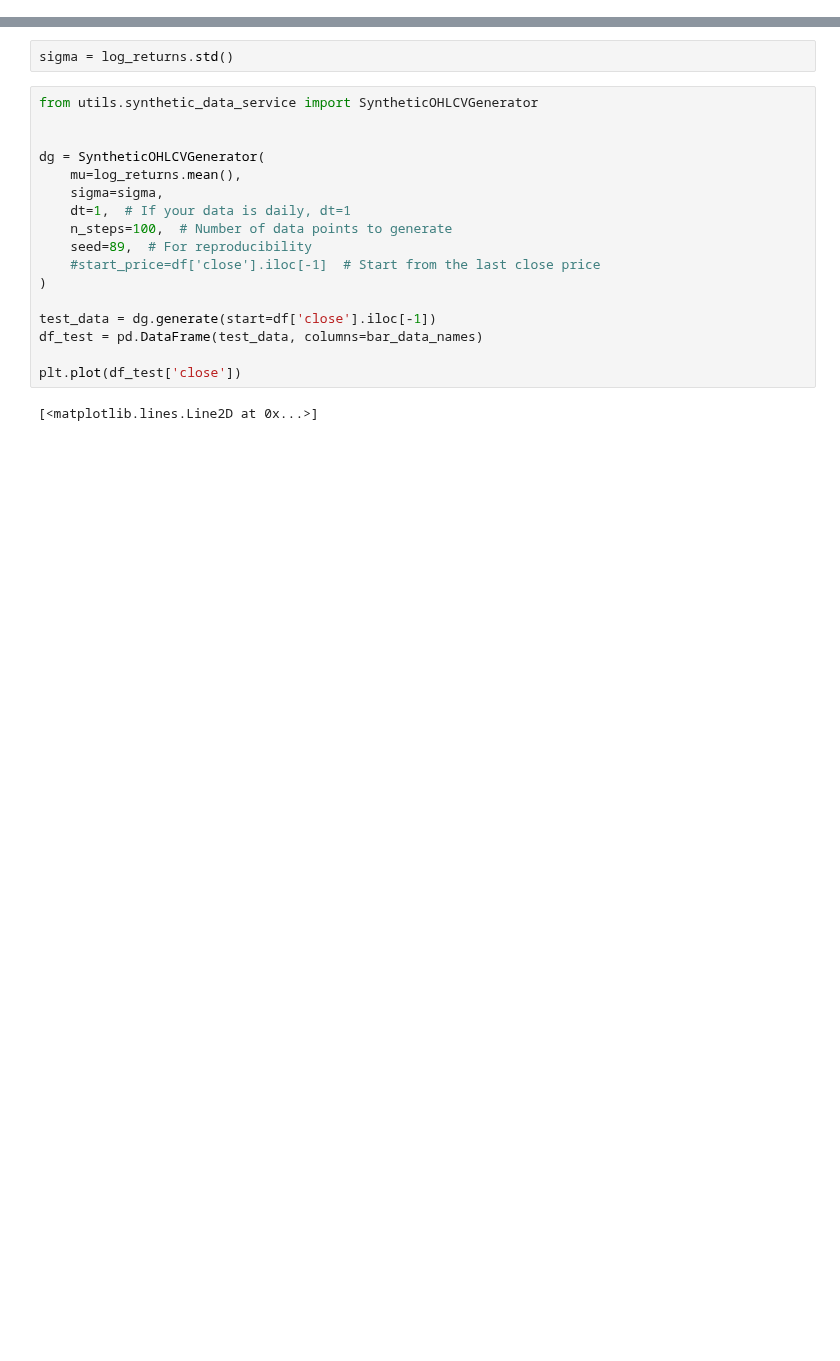
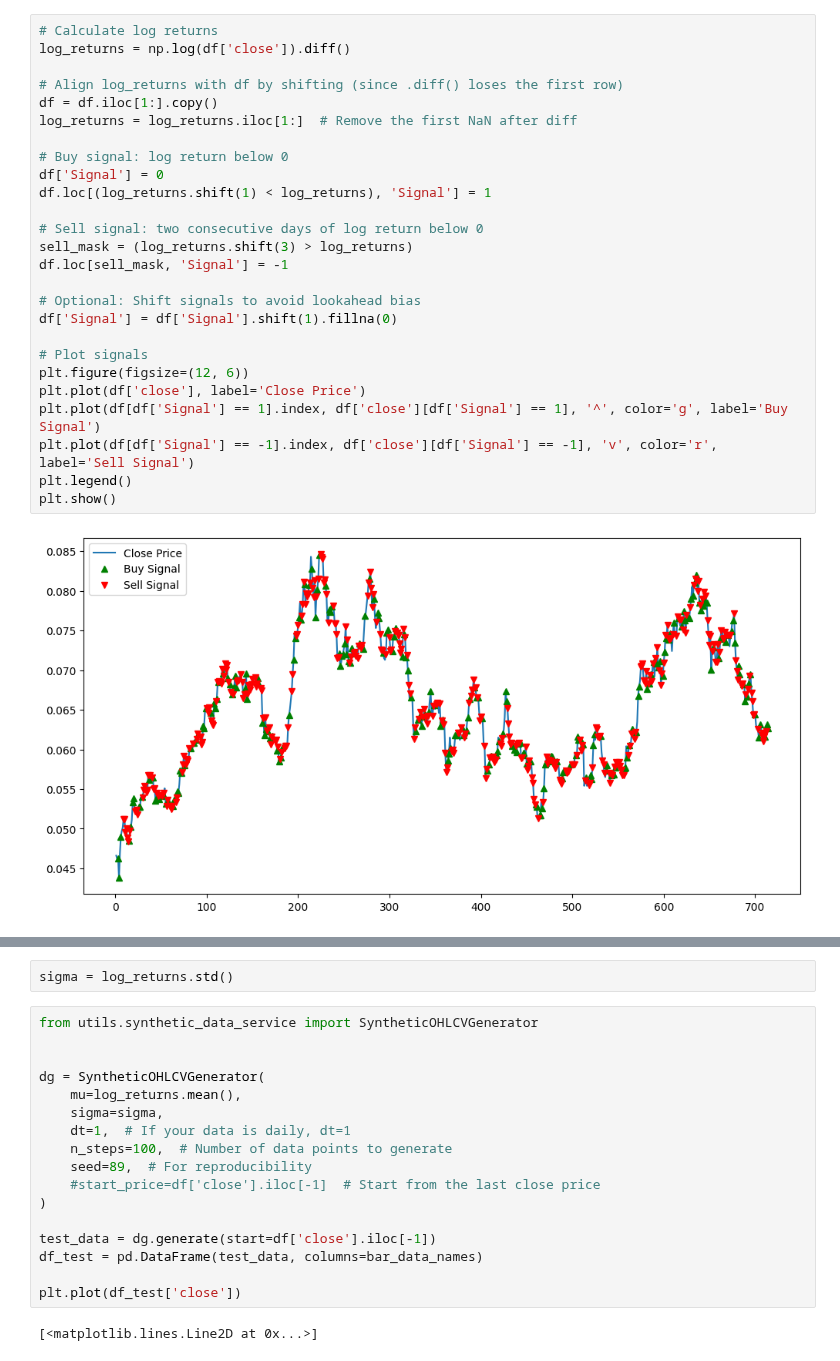
Before and after one commit to nickwilliamsdev/treetrader, a Jupyter notebook: kraken_playground.ipynb, the cells around one changed output, grey strips where cells are left out. Saved outputs shown, nothing was run; the diff lists cells and outputs as text; blank space fills up the shorter version.

```diff
--- a/kraken_playground.ipynb
+++ b/kraken_playground.ipynb
@@ -80,0 +79,28 @@ Mean: -0.0011495492194632958
+# %%
+# Calculate log returns
+log_returns = np.log(df['close']).diff()
+
+# Align log_returns with df by shifting (since .diff() loses the first row)
+df = df.iloc[1:].copy()
+log_returns = log_returns.iloc[1:]  # Remove the first NaN after diff
+
+# Buy signal: log return below 0
+df['Signal'] = 0
+df.loc[(log_returns.shift(1) < log_returns), 'Signal'] = 1
+
+# Sell signal: two consecutive days of log return below 0
+sell_mask = (log_returns.shift(3) > log_returns)
+df.loc[sell_mask, 'Signal'] = -1
+
+# Optional: Shift signals to avoid lookahead bias
+df['Signal'] = df['Signal'].shift(1).fillna(0)
+
+# Plot signals
+plt.figure(figsize=(12, 6))
+plt.plot(df['close'], label='Close Price')
+plt.plot(df[df['Signal'] == 1].index, df['close'][df['Signal'] == 1], '^', color='g', label='Buy Signal')
+plt.plot(df[df['Signal'] == -1].index, df['close'][df['Signal'] == -1], 'v', color='r', label='Sell Signal')
+plt.legend()
+plt.show()
+# %% [output]
+[figure, added]
```
Also changed, not shown: parts of 9 cells of this notebook, 4 other files.
